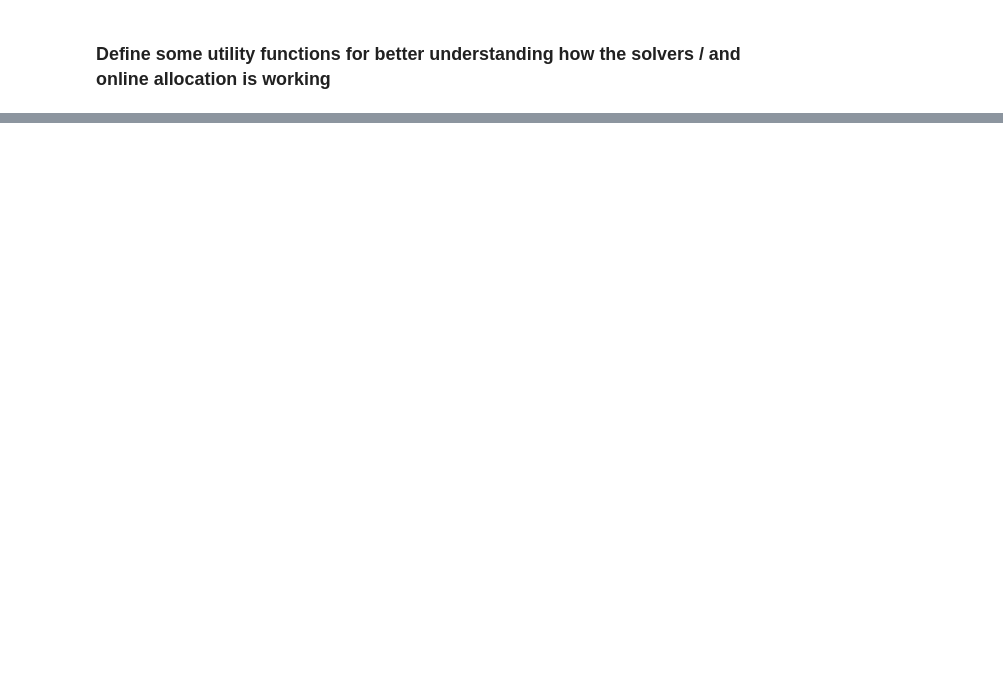
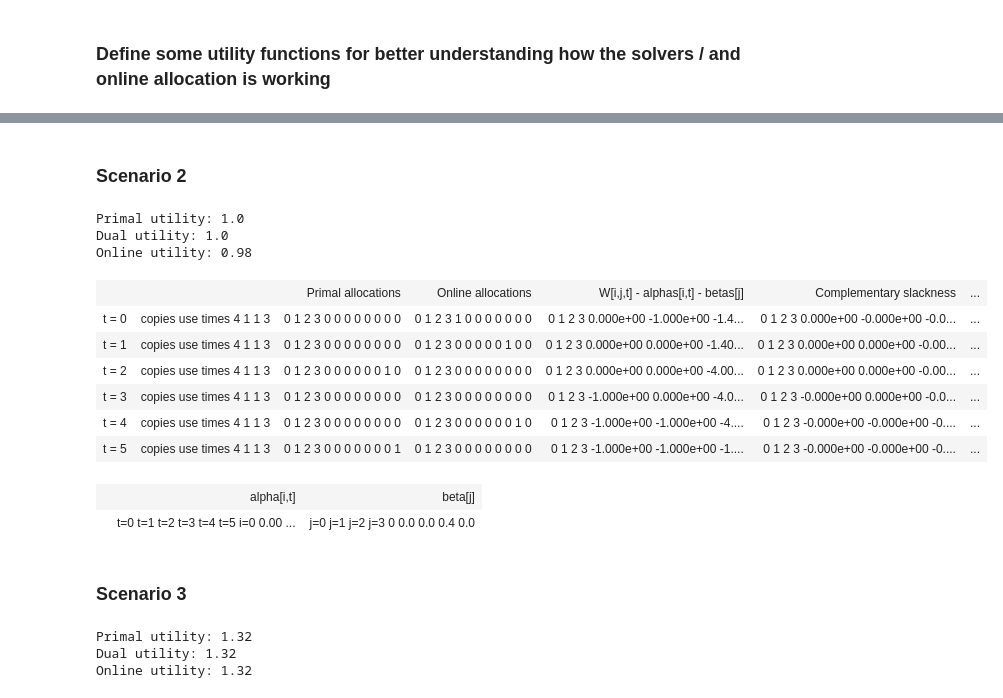
Before and after one commit to lguerdan/dynamic-matching-solver, a Jupyter notebook: v2_dynamic_matching_lp_solver_expansion2.ipynb, the cells around one changed output, grey strips where cells are left out. Saved outputs shown, nothing was run; the diff lists cells and outputs as text; code cells hidden in the pictures; blank space fills up the shorter version.

```diff
--- a/v2_dynamic_matching_lp_solver_expansion2.ipynb
+++ b/v2_dynamic_matching_lp_solver_expansion2.ipynb
@@ -725,0 +514,51 @@ print(comps[1,2,4])
+# %% [markdown]
+### Scenario 2
+# %%
+pairing_weights = -1 * np.ones((2,4,6))
+
+pairing_weights[:,:,0] = np.array([[0, -1, -1, -1], [.2, -1, -1, -1]])
+pairing_weights[:,:,1] = np.array([[0, 0, -1, -1],[.2, .28, -1, -1]])
+pairing_weights[:,:,2] = np.array([[0, 0, 0,-1],[.2, .28, .7, -1]])
+pairing_weights[:,:,3] = np.array([[-1, 0, 0, 0],[-1, .28, .7, .3]])
+pairing_weights[:,:,4] = np.array([[-1, -1, 0,0],[-1, -1, .7, .3]])
+pairing_weights[:,:,5] = np.array([[-1, -1, -1, 0],[-1, -1, -1, .3]])
+
+valid_matches = np.zeros(pairing_weights.shape, np.int)
+valid_matches[pairing_weights != -1] = 1
+
+J=4
+I=2
+T = J+d
+d=2
+
+k=np.array([1,3]) # use times
+c=np.array([J,1]) # number of copies
+
+objp, allocs = primal_solutions(pairing_weights, I, J, T)
+objd, alphas, betas = dual_solutions(valid_matches,pairing_weights, I, J, T)
+objo, online_allocations = online_matching(I,J,T,k,c,alphas,betas,allocs,valid_matches,pairing_weights)
+comps = check_comp_terms(I,J,T,alphas, betas)
+comp_slackness = check_comp_slackness(I,J,T,alphas,valid_matches,allocs)
+
+
+print("Primal utility:",objp)
+print("Dual utility:",objd)
+print("Online utility:",objo)
+# %% [output]
+Primal utility: 1.0
+Dual utility: 1.0
+Online utility: 0.98
+# %%
+display_3D([allocs,online_allocations], [comps, comp_slackness, pairing_weights], names, c, k, T)
+# %% [output]
+|  |  | Primal allocations | Online allocations | W[i,j,t] - alphas[i,t] - betas[j] | Complementary slackness | ... |
+| t = 0 | copies use times 4 1 1 3 | 0 1 2 3 0 0 0 0 0 0 0 0 | 0 1 2 3 1 0 0 0 0 0 0 0 | 0 1 2 3 0.000e+00 -1.000e+00 -1.4... | 0 1 2 3 0.000e+00 -0.000e+00 -0.0... | ... |
+| t = 1 | copies use times 4 1 1 3 | 0 1 2 3 0 0 0 0 0 0 0 0 | 0 1 2 3 0 0 0 0 0 1 0 0 | 0 1 2 3 0.000e+00 0.000e+00 -1.40... | 0 1 2 3 0.000e+00 0.000e+00 -0.00... | ... |
+| t = 2 | copies use times 4 1 1 3 | 0 1 2 3 0 0 0 0 0 0 1 0 | 0 1 2 3 0 0 0 0 0 0 0 0 | 0 1 2 3 0.000e+00 0.000e+00 -4.00... | 0 1 2 3 0.000e+00 0.000e+00 -0.00... | ... |
+| t = 3 | copies use times 4 1 1 3 | 0 1 2 3 0 0 0 0 0 0 0 0 | 0 1 2 3 0 0 0 0 0 0 0 0 | 0 1 2 3 -1.000e+00 0.000e+00 -4.0... | 0 1 2 3 -0.000e+00 0.000e+00 -0.0... | ... |
+| t = 4 | copies use times 4 1 1 3 | 0 1 2 3 0 0 0 0 0 0 0 0 | 0 1 2 3 0 0 0 0 0 0 1 0 | 0 1 2 3 -1.000e+00 -1.000e+00 -4.... | 0 1 2 3 -0.000e+00 -0.000e+00 -0.... | ... |
+| t = 5 | copies use times 4 1 1 3 | 0 1 2 3 0 0 0 0 0 0 0 1 | 0 1 2 3 0 0 0 0 0 0 0 0 | 0 1 2 3 -1.000e+00 -1.000e+00 -1.... | 0 1 2 3 -0.000e+00 -0.000e+00 -0.... | ... |
+|  | alpha[i,t] | beta[j] |
+|  | t=0 t=1 t=2 t=3 t=4 t=5 i=0 0.00 ... | j=0 j=1 j=2 j=3 0 0.0 0.0 0.4 0.0 |
+# %% [markdown]
+### Scenario 3
@@ -725,0 +577,23 @@ print(comps[1,2,4])
+# %%
+J=4
+I=2
+T = J+d
+d=2
+
+k=np.array([1,3]) # use times
+c=np.array([J,1]) # number of copies
+
+objp, allocs = primal_solutions(pairing_weights, I, J, T)
+objd, alphas, betas = dual_solutions(valid_matches,pairing_weights, I, J, T)
+objo, online_allocations = online_matching(I,J,T,k,c,alphas,betas,allocs,valid_matches,pairing_weights)
+comps = check_comp_terms(I,J,T,alphas, betas)
+comp_slackness = check_comp_slackness(I,J,T,alphas,valid_matches,allocs)
+
+
+print("Primal utility:",objp)
+print("Dual utility:",objd)
+print("Online utility:",objo)
+# %% [output]
+Primal utility: 1.32
+Dual utility: 1.32
+Online utility: 1.32
```
Also changed, not shown: parts of 47 cells of this notebook, 4 other files.
